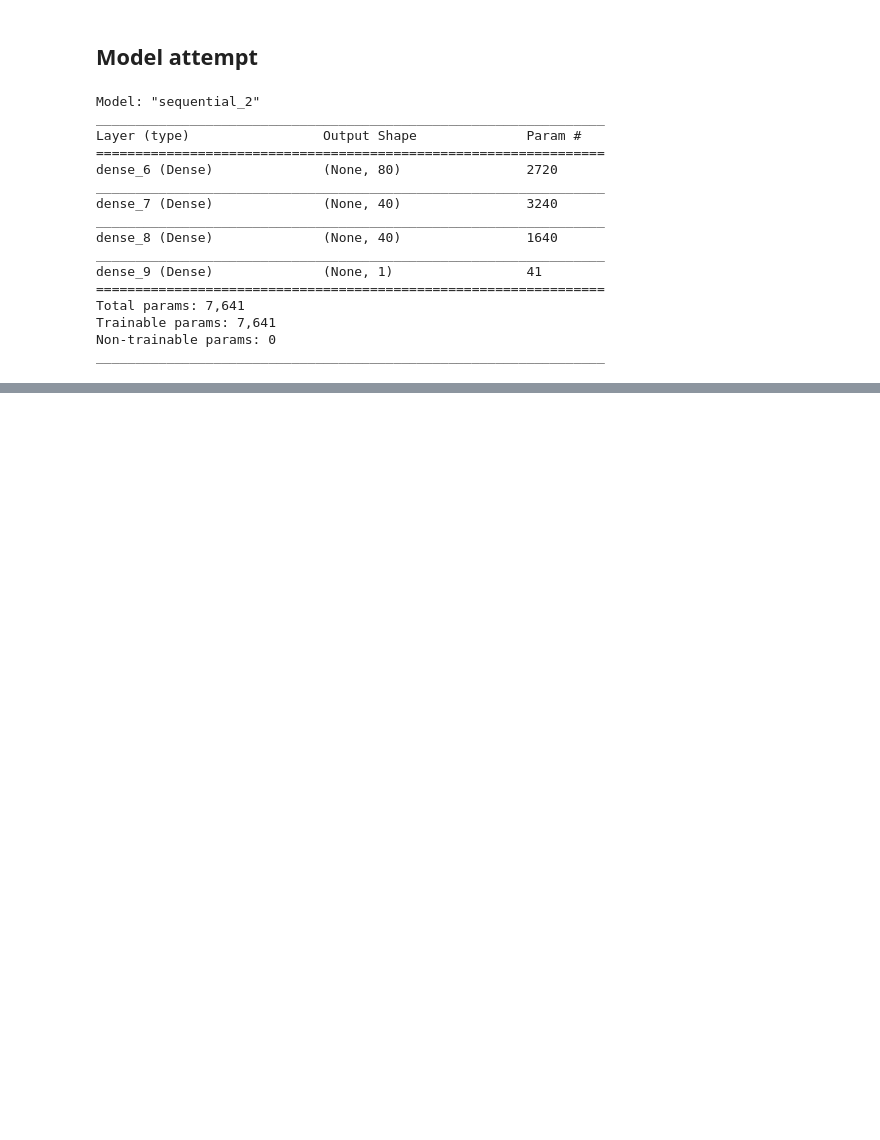
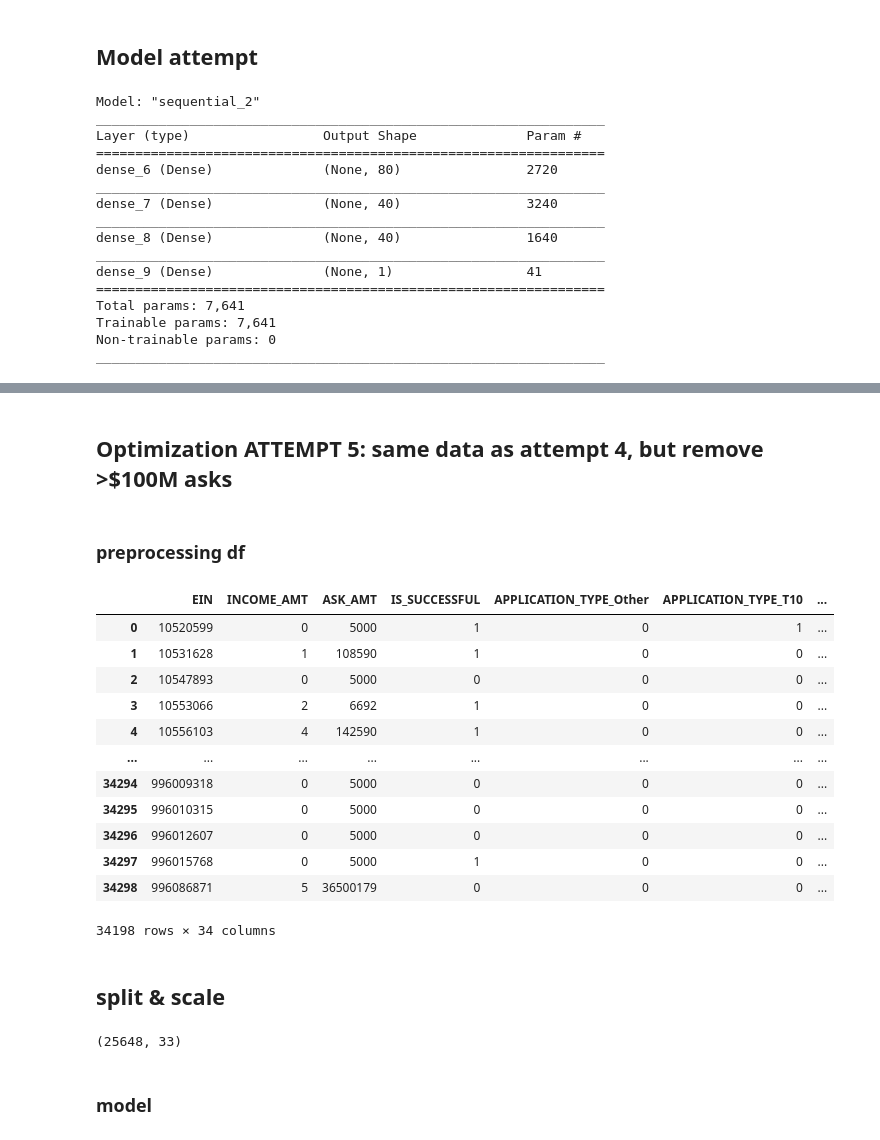
Before and after one commit to juliemcbaker/alphabet_optimization, a Jupyter notebook: AlphabetSoupCharity_Optimization.ipynb, the cells around one changed output, grey strips where cells are left out. Cells and saved outputs as stored; diff of their text form; code cells hidden in the pictures; blank space fills up the shorter version.

Commit message:
added another model

```diff
--- a/AlphabetSoupCharity_Optimization.ipynb
+++ b/AlphabetSoupCharity_Optimization.ipynb
@@ -1748,0 +1772,47 @@ print("Saved model to disk")
+# %% [markdown]
+## Optimization ATTEMPT 5: same data as attempt 4, but remove >$100M asks
+# %% [markdown]
+### preprocessing df
+# %%
+opt_5_df = opt_4_df.loc[app_df_3['ASK_AMT'] < 100000000]
+opt_5_df
+# %% [output]
+|  | EIN | INCOME_AMT | ASK_AMT | IS_SUCCESSFUL | APPLICATION_TYPE_Other | APPLICATION_TYPE_T10 | ... |
+| 0 | 10520599 | 0 | 5000 | 1 | 0 | 1 | ... |
+| 1 | 10531628 | 1 | 108590 | 1 | 0 | 0 | ... |
+| 2 | 10547893 | 0 | 5000 | 0 | 0 | 0 | ... |
+| 3 | 10553066 | 2 | 6692 | 1 | 0 | 0 | ... |
+| 4 | 10556103 | 4 | 142590 | 1 | 0 | 0 | ... |
+| ... | ... | ... | ... | ... | ... | ... | ... |
+| 34294 | 996009318 | 0 | 5000 | 0 | 0 | 0 | ... |
+| 34295 | 996010315 | 0 | 5000 | 0 | 0 | 0 | ... |
+| 34296 | 996012607 | 0 | 5000 | 0 | 0 | 0 | ... |
+| 34297 | 996015768 | 0 | 5000 | 1 | 0 | 0 | ... |
+| 34298 | 996086871 | 5 | 36500179 | 0 | 0 | 0 | ... |
+34198 rows × 34 columns
+# %% [markdown]
+## split & scale
+# %%
+## Split & scale preprocessed data
+# Split our preprocessed data into our features and target arrays
+#  YOUR CODE GOES HERE
+y_6 = opt_5_df['IS_SUCCESSFUL'].values.reshape(-1, 1)
+X_6 = opt_5_df.drop(['IS_SUCCESSFUL'], axis=1).values
+
+# Split the preprocessed data into a training and testing dataset
+#  YOUR CODE GOES HERE
+X_train_6, X_test_6, y_train_6, y_test_6 = train_test_split(X_6, y_6)
+# Create a StandardScaler instances
+scaler = StandardScaler()
+
+# Fit the StandardScaler
+X_scaler_6 = scaler.fit(X_train_6)
+
+# Scale the data
+X_train_scaled_6 = X_scaler_6.transform(X_train_6)
+X_test_scaled_6 = X_scaler_6.transform(X_test_6)
+X_train_scaled_6.shape
+# %% [output]
+(25648, 33)
+# %% [markdown]
+### model
```
Also changed, not shown: parts of 6 cells of this notebook.
